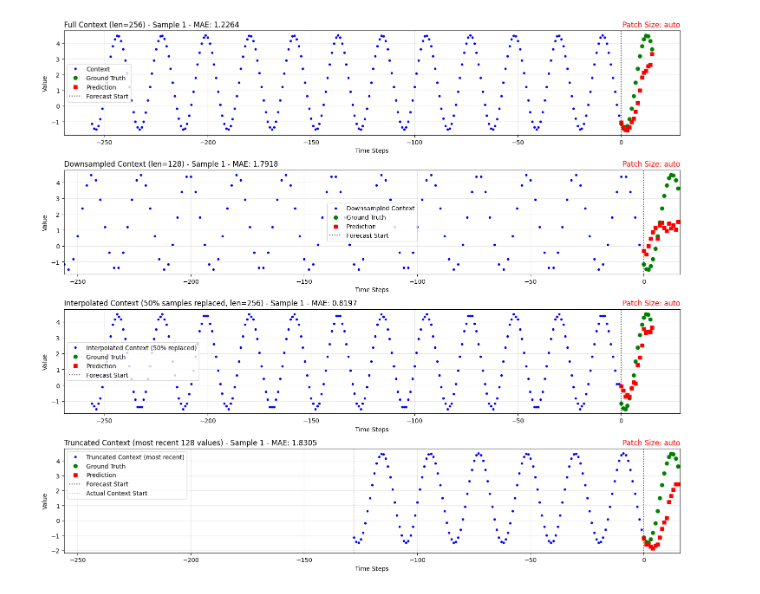
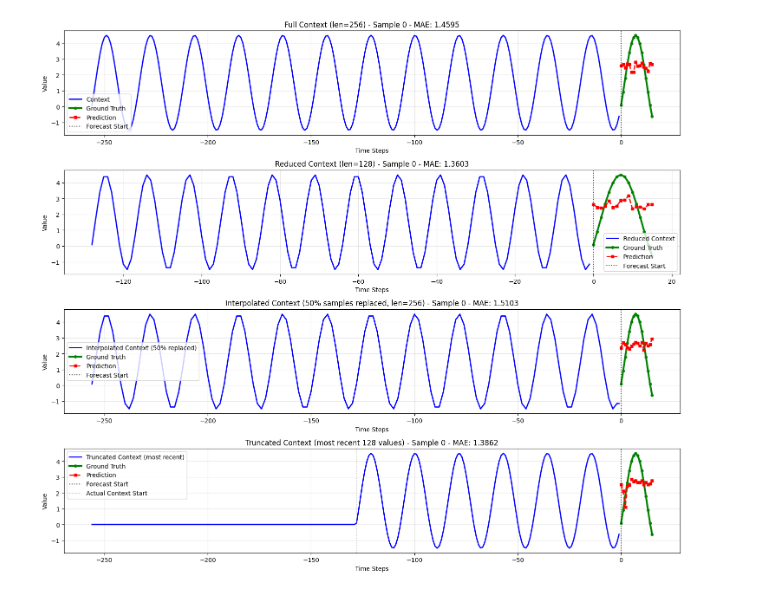
Before and after one commit to sravan-ankireddy/moirai, a Jupyter notebook: run_inference_simple.ipynb, the cells around one changed output. Drawn from its saved outputs; the diff is of its cells as text; code cells hidden in the pictures.

```diff
--- a/run_inference_simple.ipynb
+++ b/run_inference_simple.ipynb
@@ -17,11 +17,11 @@ from uni2ts.model.moirai import MoiraiForecast, MoiraiModule
 # Configuration
 MODEL = "moirai"  # or "moirai-moe"
 SIZE = "large"    # small, base, large
-CTX = 64          # Context length
+CTX = 256          # Context length
 PDT = 16           # Prediction length
 BSZ = 32          # Batch size
 GPU = 0           # GPU device
-PSZ = "auto"
+PSZ = 1#"auto"
 compression_ratio = 0.5
 
 # Data configuration
@@ -56,7 +56,7 @@ print(f"Data preview:")
 print(df_selected.head())
 
 # Create results directory
-results_dir = f"results_inf/{dataset_name}/{MODEL}-{SIZE}"
+results_dir = f"results_inf/{dataset_name}_{MODEL}-{SIZE}"
 os.makedirs(results_dir, exist_ok=True)
 print(f"Results will be saved to: {results_dir}")
 
@@ -307,5 +307,5 @@ Processed 12 samples
 # %%
-# plot the results. for 3 random samples, plot the context, ground truth and prediction for full, downsampled, interpolated and truncated context; save the plots
+# plot the results. for 3 random samples, plot the context, ground truth and prediction for full, reduced, interpolated and truncated context; save the plots
 num_samples = 3
 sample_indices = np.random.choice(len(sample_results), num_samples, replace=False)
 for plot_idx, idx in enumerate(sample_indices, 1):  # Start from 1 for filenames
@@ -318,35 +318,37 @@ for plot_idx, idx in enumerate(sample_indices, 1):  # Start from 1 for filenames
 
     # Full context
     plt.subplot(4, 1, 1)
+    # Create proper time indices
     context_len = len(result['context'])
-    context_indices = np.arange(-context_len, 0)
-    forecast_indices = np.arange(0, PDT)
+    context_indices = np.arange(-context_len, 0)  # Context before 0
+    forecast_indices = np.arange(0, PDT)  # Forecast starts at 0
 
-    plt.plot(context_indices, result['context'], label='Context', linestyle='', marker='.', color='blue')
-    plt.plot(forecast_indices, result['ground_truth'], label='Ground Truth', linestyle='', marker='o', color='green')
-    plt.plot(forecast_indices, result['prediction'], label='Prediction', linestyle='', marker='s', color='red')
+    plt.plot(context_indices, result['context'], label='Context', color='blue', linewidth=2)
+    plt.plot(forecast_indices, result['ground_truth'], label='Ground Truth', color='green',
+             linewidth=3, marker='o', markersize=4)
+    plt.plot(forecast_indices, result['prediction'], label='Prediction', color='red',
+             linewidth=2, linestyle='--', marker='s', markersize=4)
     plt.axvline(x=0, color='black', linestyle=':', alpha=0.7, label='Forecast Start')
-    plt.title(f"Full Context (len={context_len}) - Sample {result['window_id']} - MAE: {result['mae']:.4f}", loc='left')
-    plt.title(f"Patch Size: {PSZ}", loc='right', color='red')
+    plt.title(f"Full Context (len={context_len}) - Sample {result['window_id']} - MAE: {result['mae']:.4f}")
     plt.xlabel('Time Steps')
     plt.ylabel('Value')
     plt.legend()
     plt.grid(True, alpha=0.3)
 
-    # Downsampled context
+    # Reduced context
     plt.subplot(4, 1, 2)
-    # Create indices that maintain the original time scale (with gaps)
-    downsampled_indices = np.arange(-context_len, 0, 2)
-    forecast_indices = np.arange(0, PDT)
+    # Create proper time indices for reduced context
+    context_len_reduced = len(result_reduced['context'])
+    context_indices_reduced = np.arange(-context_len_reduced, 0)  # Context before 0
+    forecast_indices = np.arange(0, PDT)  # Forecast starts at 0
 
-    plt.plot(downsampled_indices, result_reduced['context'], label='Downsampled Context', linestyle='', marker='.', color='blue')
-    plt.plot(forecast_indices, result_reduced['ground_truth'], label='Ground Truth', linestyle='', marker='o', color='green')
-    plt.plot(forecast_indices, result_reduced['prediction'], label='Prediction', linestyle='', marker='s', color='red')
+    plt.plot(context_indices_reduced, result_reduced['context'], label='Reduced Context', color='blue', linewidth=2)
+    plt.plot(forecast_indices, result_reduced['ground_truth'], label='Ground Truth', color='green',
+             linewidth=3, marker='o', markersize=4)
+    plt.plot(forecast_indices, result_reduced['prediction'], label='Prediction', color='red',
+             linewidth=2, linestyle='--', marker='s', markersize=4)
     plt.axvline(x=0, color='black', linestyle=':', alpha=0.7, label='Forecast Start')
-    # Use context_len for xlim to match other plots
-    plt.xlim(-context_len, PDT)
-    plt.title(f"Downsampled Context (len={len(result_reduced['context'])}) - Sample {result_reduced['window_id']} - MAE: {result_reduced['mae']:.4f}", loc='left')
-    plt.title(f"Patch Size: {PSZ}", loc='right', color='red')
+    plt.title(f"Reduced Context (len={context_len_reduced}) - Sample {result_reduced['window_id']} - MAE: {result_reduced['mae']:.4f}")
     plt.xlabel('Time Steps')
     plt.ylabel('Value')
     plt.legend()
@@ -354,42 +356,46 @@ for plot_idx, idx in enumerate(sample_indices, 1):  # Start from 1 for filenames
 
     # Reduced context with interpolation
     plt.subplot(4, 1, 3)
-    interpolated_context = result_reduced_interpolated['context']
-    context_len_interpolated = len(interpolated_context)
-    context_indices_interpolated = np.arange(-context_len_interpolated, 0)
-    forecast_indices = np.arange(0, PDT)
+    # Create proper time indices for interpolated context
+    context_len_interpolated = len(result_reduced_interpolated['context'])
+    context_indices_interpolated = np.arange(-context_len_interpolated, 0)  # Context before 0
+    forecast_indices = np.arange(0, PDT)  # Forecast starts at 0
 
-    # Plot original points in blue
-    plt.plot(context_indices_interpolated[::2], interpolated_context[::2], label='Original Points', linestyle='', marker='.', color='blue')
-    # Plot interpolated points in orange
-    plt.plot(context_indices_interpolated[1::2], interpolated_context[1::2], label='Interpolated Points', linestyle='', marker='.', color='orange')
-
-    plt.plot(forecast_indices, result_reduced_interpolated['ground_truth'], label='Ground Truth', linestyle='', marker='o', color='green')
-    plt.plot(forecast_indices, result_reduced_interpolated['prediction'], label='Prediction', linestyle='', marker='s', color='red')
+    plt.plot(context_indices_interpolated, result_reduced_interpolated['context'],
+             label='Interpolated Context (50% replaced)', color='blue', linewidth=2)
+    plt.plot(forecast_indices, result_reduced_interpolated['ground_truth'], label='Ground Truth',
+             color='green', linewidth=3, marker='o', markersize=4)
+    plt.plot(forecast_indices, result_reduced_interpolated['prediction'], label='Prediction',
+             color='red', linewidth=2, linestyle='--', marker='s', markersize=4)
     plt.axvline(x=0, color='black', linestyle=':', alpha=0.7, label='Forecast Start')
-    plt.title(f"Interpolated Context (50% samples replaced) - MAE: {result_reduced_interpolated['mae']:.4f}", loc='left')
-    plt.title(f"Patch Size: {PSZ}", loc='right', color='red')
+    plt.title(f"Interpolated Context (50% samples replaced, len={context_len_interpolated}) - Sample {result_reduced_interpolated['window_id']} - MAE: {result_reduced_interpolated['mae']:.4f}")
     plt.xlabel('Time Steps')
     plt.ylabel('Value')
     plt.legend()
     plt.grid(True, alpha=0.3)
 
-    # Truncated context (most recent values)
+    # Truncated context (most recent values, padded with zeros for consistent x-axis)
     plt.subplot(4, 1, 4)
+    # Create proper time indices for truncated context with zero padding
     context_len_truncated = len(result_truncated['context'])
-    # Create indices for the truncated part, placing it at the end of the context window
-    truncated_indices = np.arange(-context_len_truncated, 0)
+
+    # Pad with zeros to match full context length for consistent x-axis
+    zeros_padding = np.zeros(context_len - context_len_truncated)
+    padded_context = np.concatenate([zeros_padding, result_truncated['context']])
+
+    # Create indices for the full context length
+    context_indices_padded = np.arange(-context_len, 0)
     forecast_indices = np.arange(0, PDT)
 
-    plt.plot(truncated_indices, result_truncated['context'], label='Truncated Context (most recent)', linestyle='', marker='.', color='blue')
-    plt.plot(forecast_indices, result_truncated['ground_truth'], label='Ground Truth', linestyle='', marker='o', color='green')
-    plt.plot(forecast_indices, result_truncated['prediction'], label='Prediction', linestyle='', marker='s', color='red')
+    # Plot padded context (zeros will appear as flat line at bottom)
+    plt.plot(context_indices_padded, padded_context, label='Truncated Context (most recent)', color='blue', linewidth=2)
+    plt.plot(forecast_indices, result_truncated['ground_truth'], label='Ground Truth',
+             color='green', linewidth=3, marker='o', markersize=4)
+    plt.plot(forecast_indices, result_truncated['prediction'], label='Prediction',
+             color='red', linewidth=2, linestyle='--', marker='s', markersize=4)
     plt.axvline(x=0, color='black', linestyle=':', alpha=0.7, label='Forecast Start')
     plt.axvline(x=-context_len_truncated, color='gray', linestyle=':', alpha=0.5, label='Actual Context Start')
-    # Use context_len for xlim to match other plots
-    plt.xlim(-context_len, PDT)
-    plt.title(f"Truncated Context (most recent {context_len_truncated} values) - Sample {result_truncated['window_id']} - MAE: {result_truncated['mae']:.4f}", loc='left')
-    plt.title(f"Patch Size: {PSZ}", loc='right', color='red')
+    plt.title(f"Truncated Context (most recent {context_len_truncated} values) - Sample {result_truncated['window_id']} - MAE: {result_truncated['mae']:.4f}")
     plt.xlabel('Time Steps')
     plt.ylabel('Value')
     plt.legend()
@@ -407 +413 @@ Saved plot: results_inf/synthetic_sinusoidal/moirai-large/sample_1_comparison.pn
-[figure, old version]
+[figure, new version]
```
Also changed, not shown: parts of 2 cells of this notebook, 16 other files.
